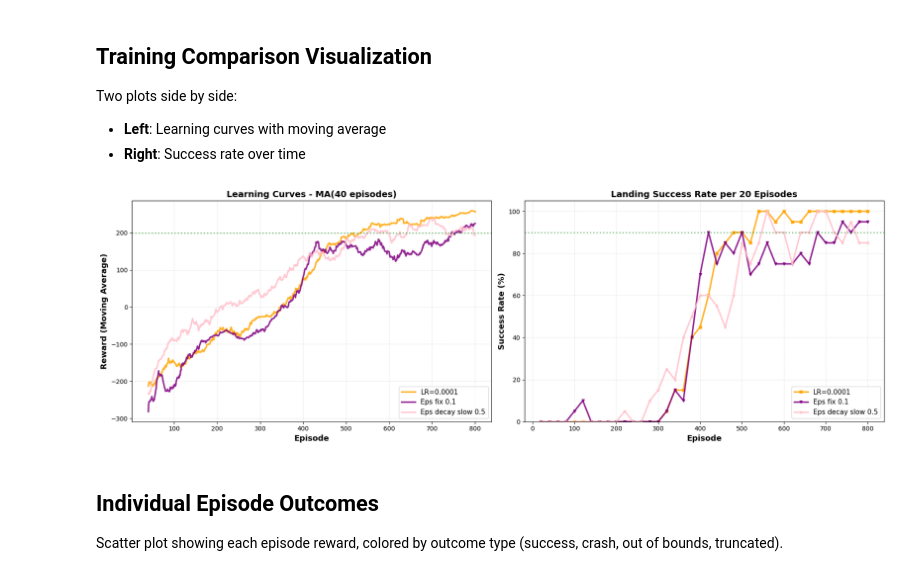
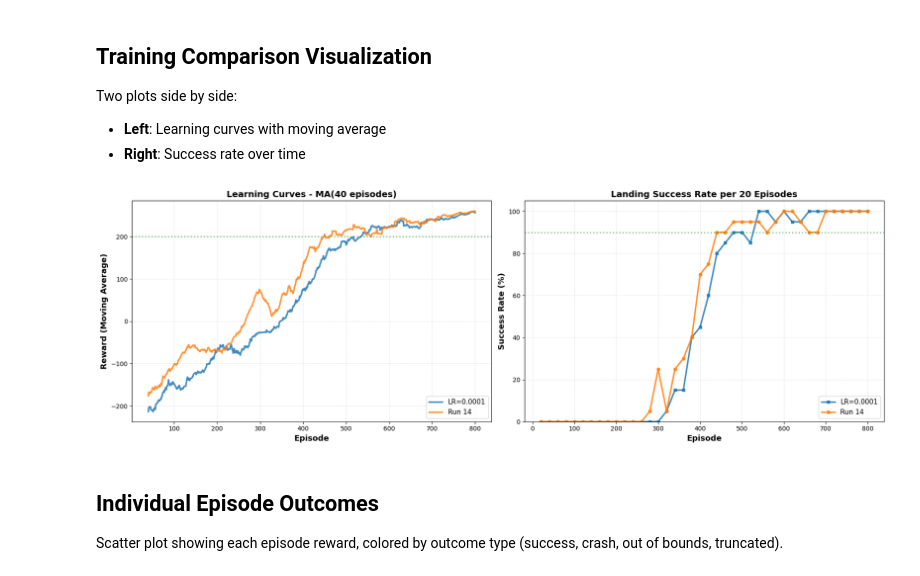
Before and after one commit to 01andreabattaglia/Lunar_Lander_Reinforcement_Learning, a Jupyter notebook: DQN_hyperparameters_comparison.ipynb, the cells around one changed output. Drawn from its saved outputs; the diff is of its cells as text; code cells hidden in the pictures.

```diff
--- a/DQN_hyperparameters_comparison.ipynb
+++ b/DQN_hyperparameters_comparison.ipynb
@@ -33,13 +40,13 @@ Modify the list below to select which runs you want to compare (2, 3, or 4 runs)
 Each run will be displayed with a different color and label.
 # %%
 # ========== MODIFY THIS LIST TO SELECT RUNS TO COMPARE ==========
-selected_runs = ['02', '05', '07']  # Change these IDs as needed
+selected_runs = ['02', '14']  # Change these IDs as needed
 # Examples:
 # selected_runs = ['02', '04', '05']  # Compare epsilon strategies
 # selected_runs = ['01', '02', '03', '04']  # Compare 4 runs
 # =================================================================
 
-# Define labels and colors for each run
+# Define labels and markers for each run
 run_labels = {
     '01': 'LR=0.001',
     '02': 'LR=0.0001',
@@ -47,17 +54,12 @@ run_labels = {
     '04': 'Eps fix 0.2',
     '05': 'Eps fix 0.1',
     '06': 'Eps decay 0.5',
-    '07': 'Eps decay slow 0.5'
-}
-
-run_colors = {
-    '01': 'blue',
-    '02': 'orange',
-    '03': 'red',
-    '04': 'green',
-    '05': 'purple',
-    '06': 'brown',
-    '07': 'pink'
+    '07': 'Eps decay slow 0.5',
+    '08': 'Buffer 64',
+    '09': 'Buffer 300000',
+    '10': 'Buffer 1000',
+    '11': 'Hard update high freq',
+    '12': 'Hard update low freq'
 }
 
 run_markers = {
@@ -67,7 +69,12 @@ run_markers = {
     '04': 'd',
     '05': 'v',
     '06': 'p',
-    '07': '*'
+    '07': '*',
+    '08': 'h',
+    '09': 'H',
+    '10': 'D',
+    '11': 'X',
+    '12': 'X',
 }
 
 print(f"\nComparing {len(selected_runs)} runs: {', '.join(selected_runs)}")
@@ -94,13 +101,12 @@ for run_id in selected_runs:
     # Calculate moving average
     run_data['reward_ma'] = run_data['reward'].rolling(window=window).mean()
 
-    # Plot
+    # Plot (let matplotlib choose colors automatically)
     ax.plot(
         run_data['episode'],
         run_data['reward_ma'],
         linewidth=2.5,
         label=run_labels.get(run_id, f'Run {run_id}'),
-        color=run_colors.get(run_id, 'black'),
         alpha=0.85
     )
 
@@ -122,36 +128,35 @@ for run_id in selected_runs:
     # Calculate success rate per interval using reset index
     run_data['interval'] = run_data.index // log_interval
     success_rate = run_data.groupby('interval')['outcome'].apply(
         lambda x: (x == 'landed_success').sum() / len(x) * 100
     )
 
     # Episodes for x-axis (now correctly 20, 40, 60, ... 800)
     episodes_bin = (np.arange(len(success_rate)) + 1) * log_interval
 
-    # Plot
+    # Plot (let matplotlib choose colors automatically)
     ax.plot(
         episodes_bin,
         success_rate.values,
         marker=run_markers.get(run_id, 'o'),
         linewidth=2.5,
         label=run_labels.get(run_id, f'Run {run_id}'),
-        color=run_colors.get(run_id, 'black'),
         markersize=5,
         alpha=0.85
     )
 
 ax.set_xlabel('Episode', fontsize=13, fontweight='bold')
 ax.set_ylabel('Success Rate (%)', fontsize=13, fontweight='bold')
 ax.set_title(f'Landing Success Rate per {log_interval} Episodes', fontsize=14, fontweight='bold')
 ax.legend(fontsize=11, loc='lower right')
 ax.grid(True, alpha=0.3, linestyle='--')
 ax.set_ylim([0, 105])
 ax.axhline(y=90, color='green', linestyle=':', linewidth=2, alpha=0.5, label='90% Success')
 
 plt.tight_layout()
 plt.show()
 # %% [output]
-[figure, old version]
+[figure, new version]
 # %% [markdown]
 ## Individual Episode Outcomes
 
```
Also changed, not shown: parts of 4 cells of this notebook, 12 other files.
